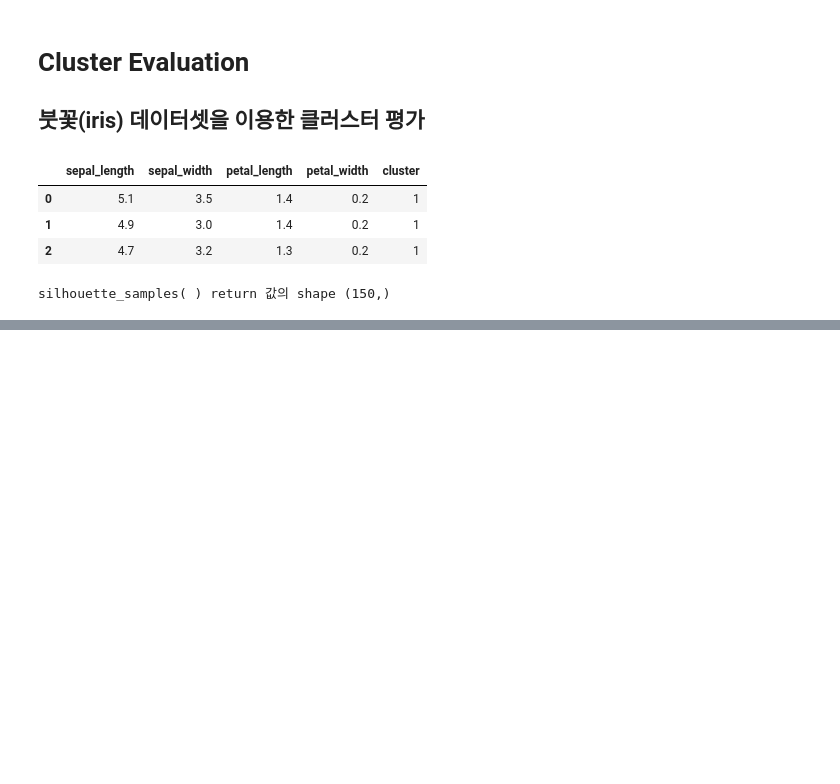
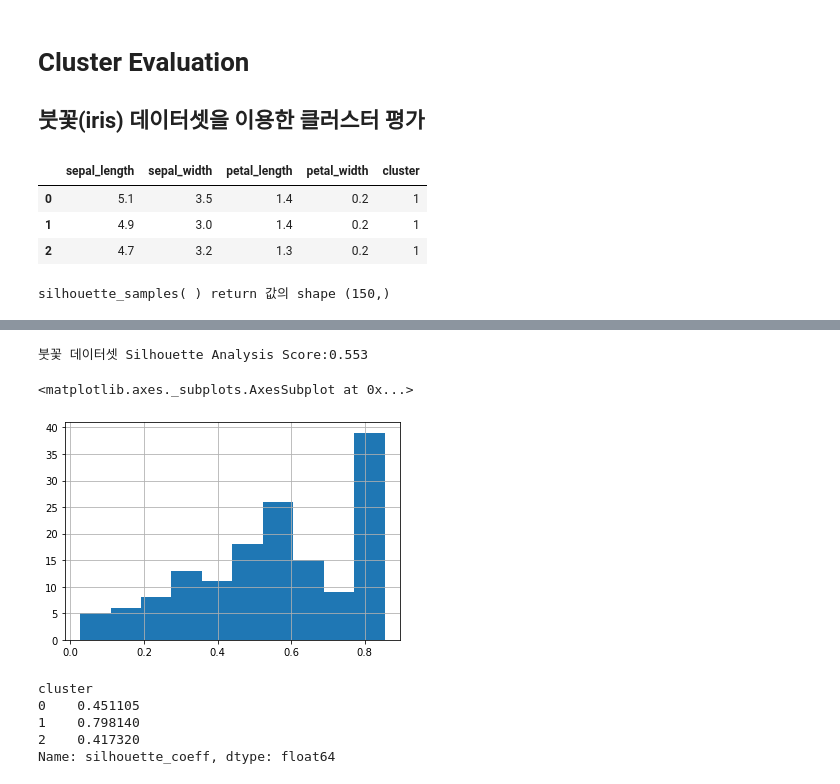
Before and after one commit to taylous/MachineLearning_Practice, a Jupyter notebook: self/chap7/cluster_evaluation.ipynb, the cells around one changed output, grey strips where cells are left out. Drawn from its saved outputs; the diff is of its cells as text; code cells hidden in the pictures; blank space fills up the shorter version.

Commit message:
mean shift

```diff
--- a/self/chap7/cluster_evaluation.ipynb
+++ b/self/chap7/cluster_evaluation.ipynb
@@ -38,0 +62,19 @@ silhouette_samples( ) return 값의 shape (150,)
+# %%
+# 모든 데이터의 평균 실루엣 계수값을 구함.
+average_score = silhouette_score(iris.data, irisDF['cluster'])
+print('붓꽃 데이터셋 Silhouette Analysis Score:{0:.3f}'.format(average_score))
+# %% [output]
+붓꽃 데이터셋 Silhouette Analysis Score:0.553
+# %%
+irisDF['silhouette_coeff'].hist()
+# %% [output]
+<matplotlib.axes._subplots.AxesSubplot at 0x...>
+[figure, added]
+# %%
+irisDF.groupby('cluster')['silhouette_coeff'].mean()
+# %% [output]
+cluster
+0    0.451105
+1    0.798140
+2    0.417320
+Name: silhouette_coeff, dtype: float64
```
Also changed, not shown: parts of 7 cells of this notebook, 2 other files.
